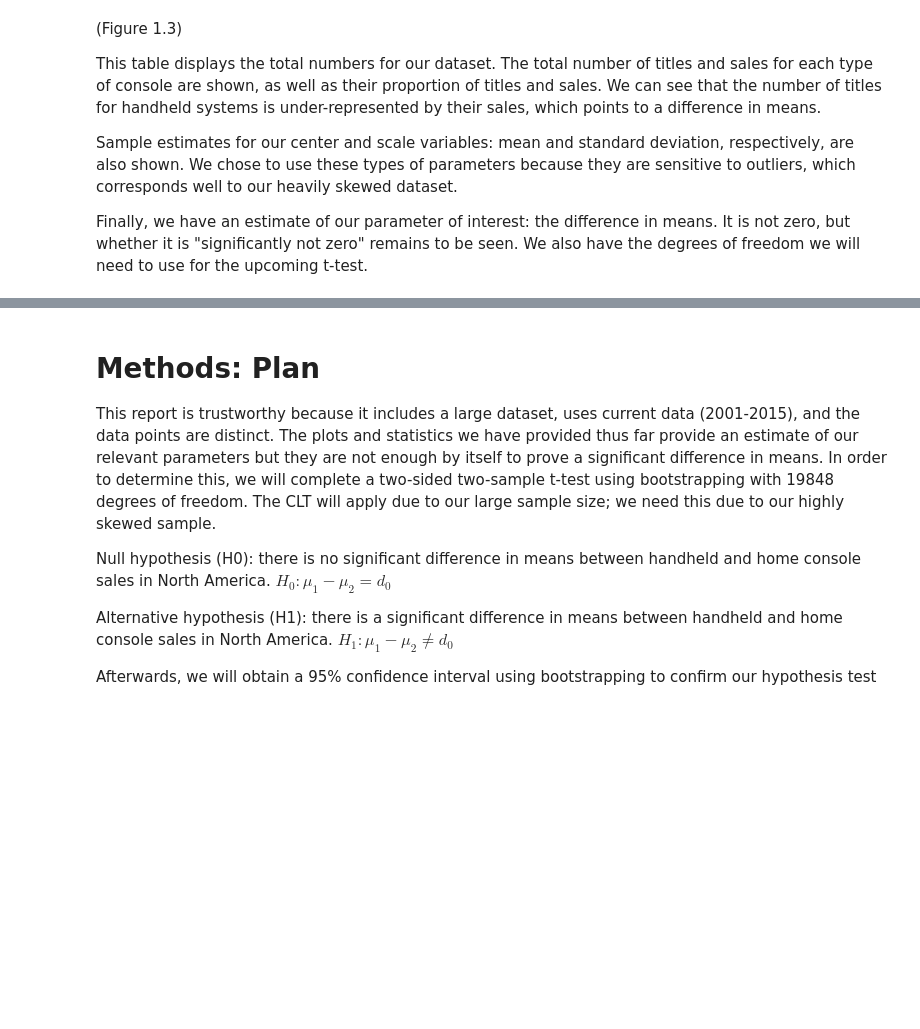
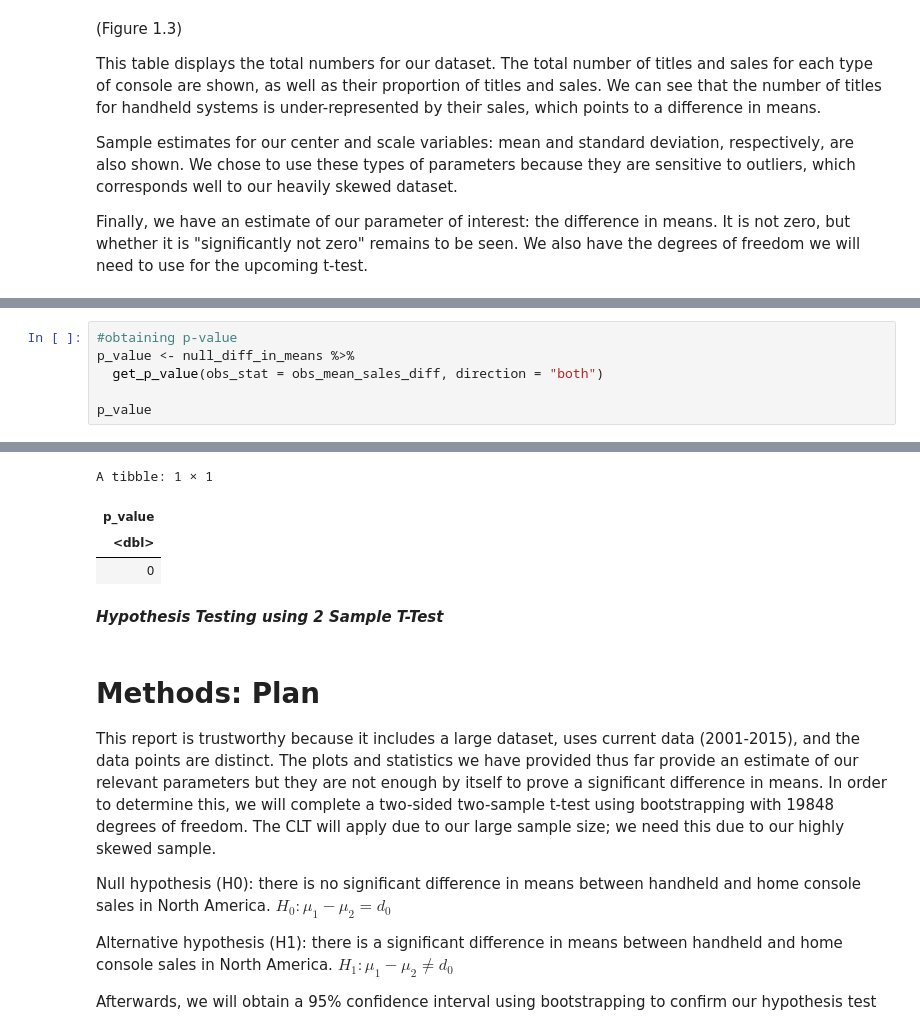
Before and after one commit to xonew/Stat-200-21-Project, a Jupyter notebook: proposal.ipynb, the cells around one changed output, grey strips where cells are left out. Cells and saved outputs as stored; diff of their text form; blank space fills up the shorter version.

```diff
--- a/proposal.ipynb
+++ b/proposal.ipynb
@@ -140,0 +200,7 @@ Finally, we have an estimate of our parameter of interest: the difference in mea
+# %%
+#obtaining p-value
+p_value <- null_diff_in_means %>%
+  get_p_value(obs_stat = obs_mean_sales_diff, direction = "both")
+
+p_value
+# %% [output]
@@ -141,3 +209,9 @@ Finally, we have an estimate of our parameter of interest: the difference in mea
+A tibble: 1 × 1
+| p_value |
+| <dbl> |
+| 0 |
+# %% [markdown]
+***Hypothesis Testing using 2 Sample T-Test***
 # %% [markdown]
 # Methods: Plan
 
```
Also changed, not shown: parts of 9 cells of this notebook.
